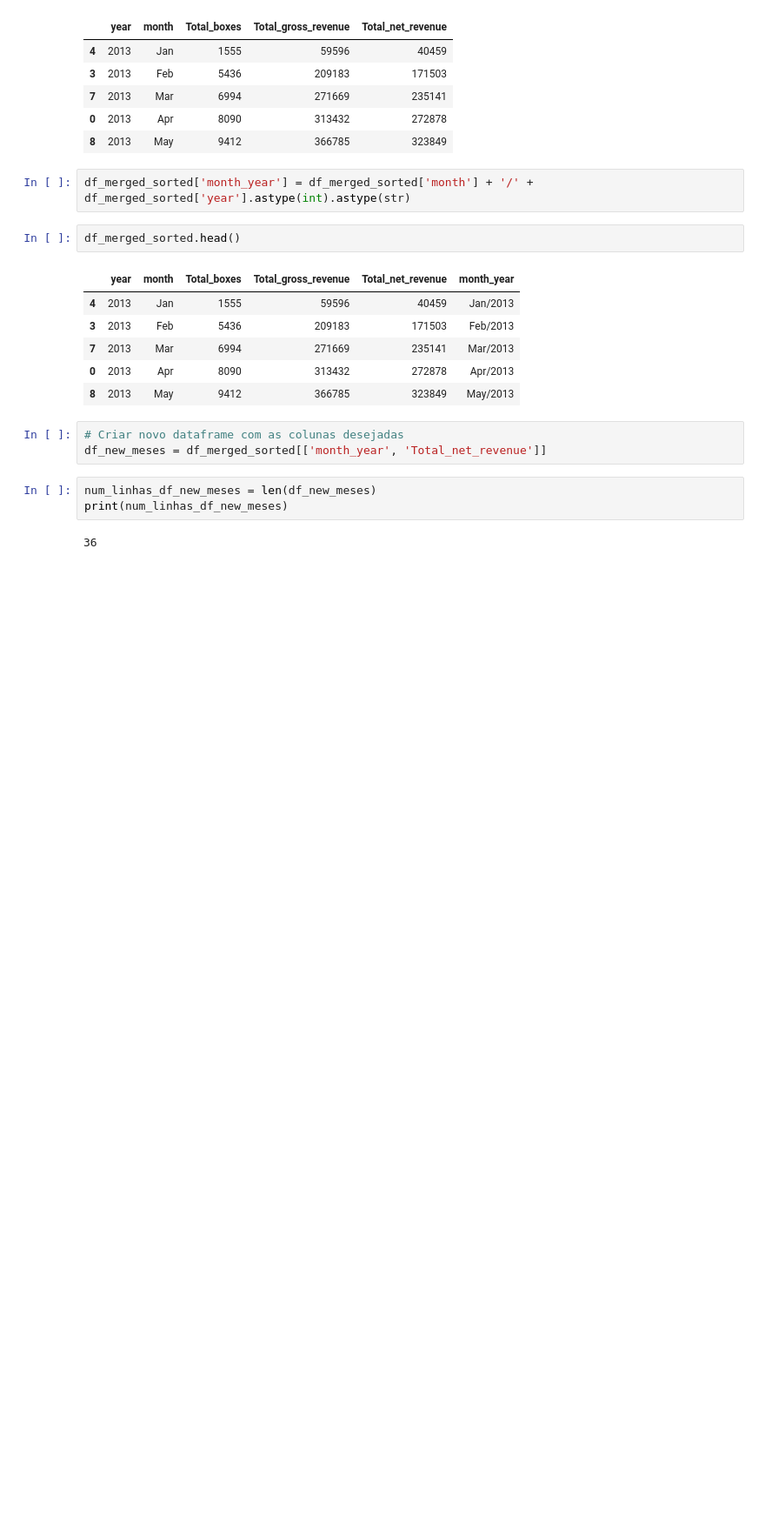
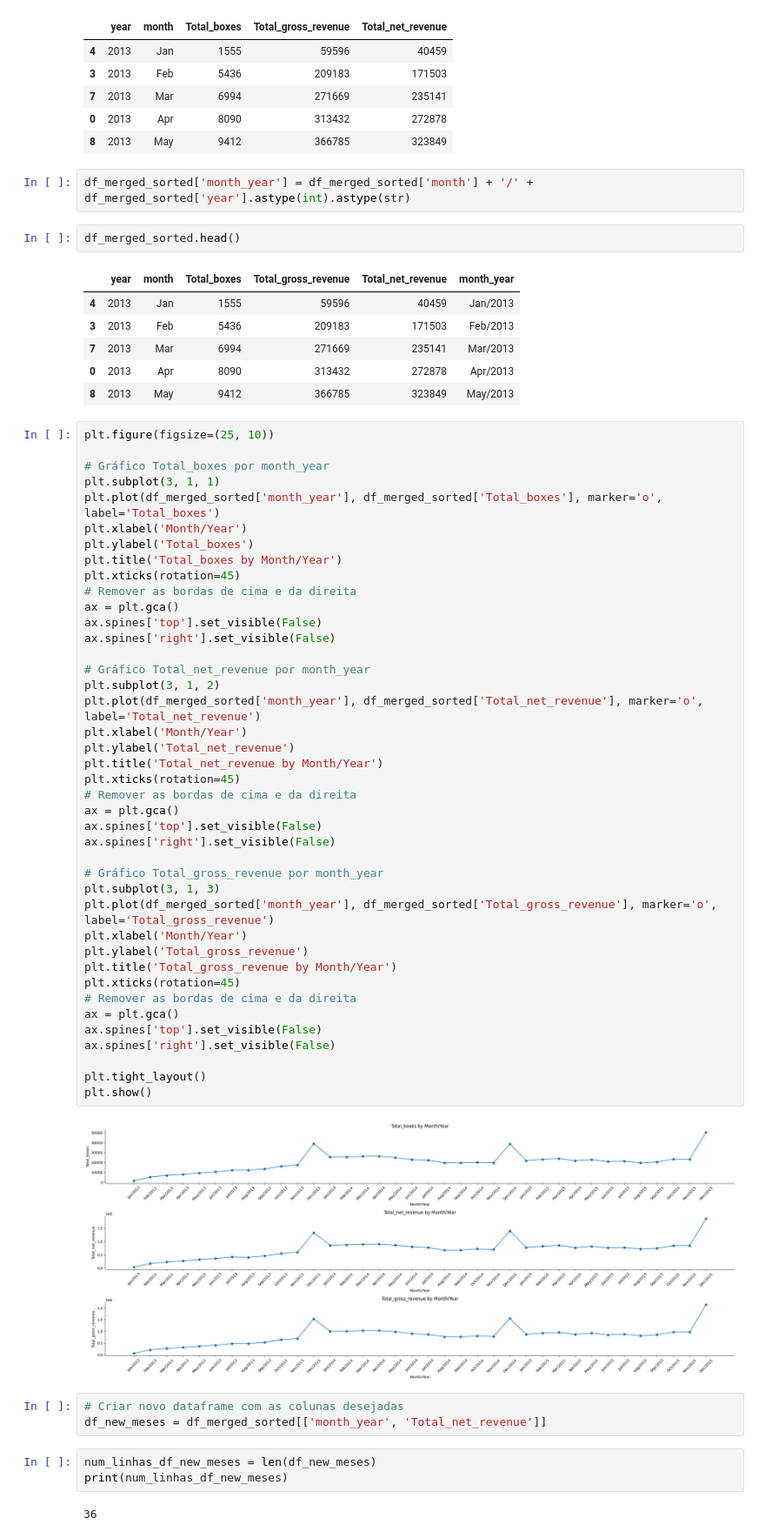
Before and after one commit to FabiBarbos/Churn, a Jupyter notebook: Olá,_este_é_o_Colaboratory.ipynb, the cells around one changed output. Shown at 87% size. Saved outputs shown, nothing was run; the diff lists cells and outputs as text; blank space fills up the shorter version.

```diff
--- a/Olá,_este_é_o_Colaboratory.ipynb
+++ b/Olá,_este_é_o_Colaboratory.ipynb
@@ -623,6 +619,49 @@ df_merged_sorted.head()
 | 7 | 2013 | Mar | 6994 | 271669 | 235141 | Mar/2013 |
 | 0 | 2013 | Apr | 8090 | 313432 | 272878 | Apr/2013 |
 | 8 | 2013 | May | 9412 | 366785 | 323849 | May/2013 |
+# %%
+plt.figure(figsize=(25, 10))
+
+# Gráfico Total_boxes por month_year
+plt.subplot(3, 1, 1)
+plt.plot(df_merged_sorted['month_year'], df_merged_sorted['Total_boxes'], marker='o', label='Total_boxes')
+plt.xlabel('Month/Year')
+plt.ylabel('Total_boxes')
+plt.title('Total_boxes by Month/Year')
+plt.xticks(rotation=45)
+# Remover as bordas de cima e da direita
+ax = plt.gca()
+ax.spines['top'].set_visible(False)
+ax.spines['right'].set_visible(False)
+
+# Gráfico Total_net_revenue por month_year
+plt.subplot(3, 1, 2)
+plt.plot(df_merged_sorted['month_year'], df_merged_sorted['Total_net_revenue'], marker='o', label='Total_net_revenue')
+plt.xlabel('Month/Year')
+plt.ylabel('Total_net_revenue')
+plt.title('Total_net_revenue by Month/Year')
+plt.xticks(rotation=45)
+# Remover as bordas de cima e da direita
+ax = plt.gca()
+ax.spines['top'].set_visible(False)
+ax.spines['right'].set_visible(False)
+
+# Gráfico Total_gross_revenue por month_year
+plt.subplot(3, 1, 3)
+plt.plot(df_merged_sorted['month_year'], df_merged_sorted['Total_gross_revenue'], marker='o', label='Total_gross_revenue')
+plt.xlabel('Month/Year')
+plt.ylabel('Total_gross_revenue')
+plt.title('Total_gross_revenue by Month/Year')
+plt.xticks(rotation=45)
+# Remover as bordas de cima e da direita
+ax = plt.gca()
+ax.spines['top'].set_visible(False)
+ax.spines['right'].set_visible(False)
+
+plt.tight_layout()
+plt.show()
+# %% [output]
+[figure, added]
 # %%
 # Criar novo dataframe com as colunas desejadas
 df_new_meses = df_merged_sorted[['month_year', 'Total_net_revenue']]
```
Also changed, not shown: parts of 10 cells of this notebook.
